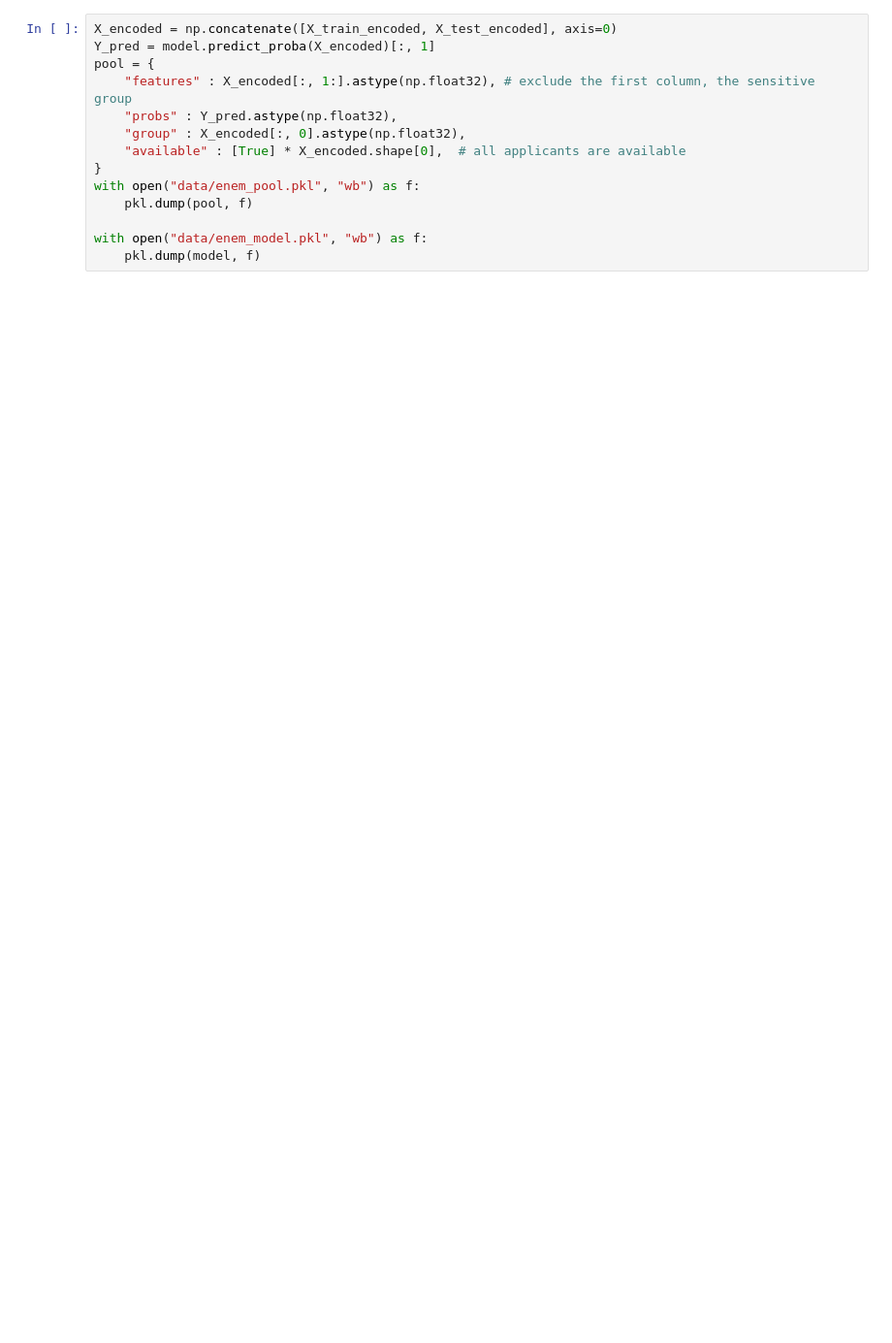
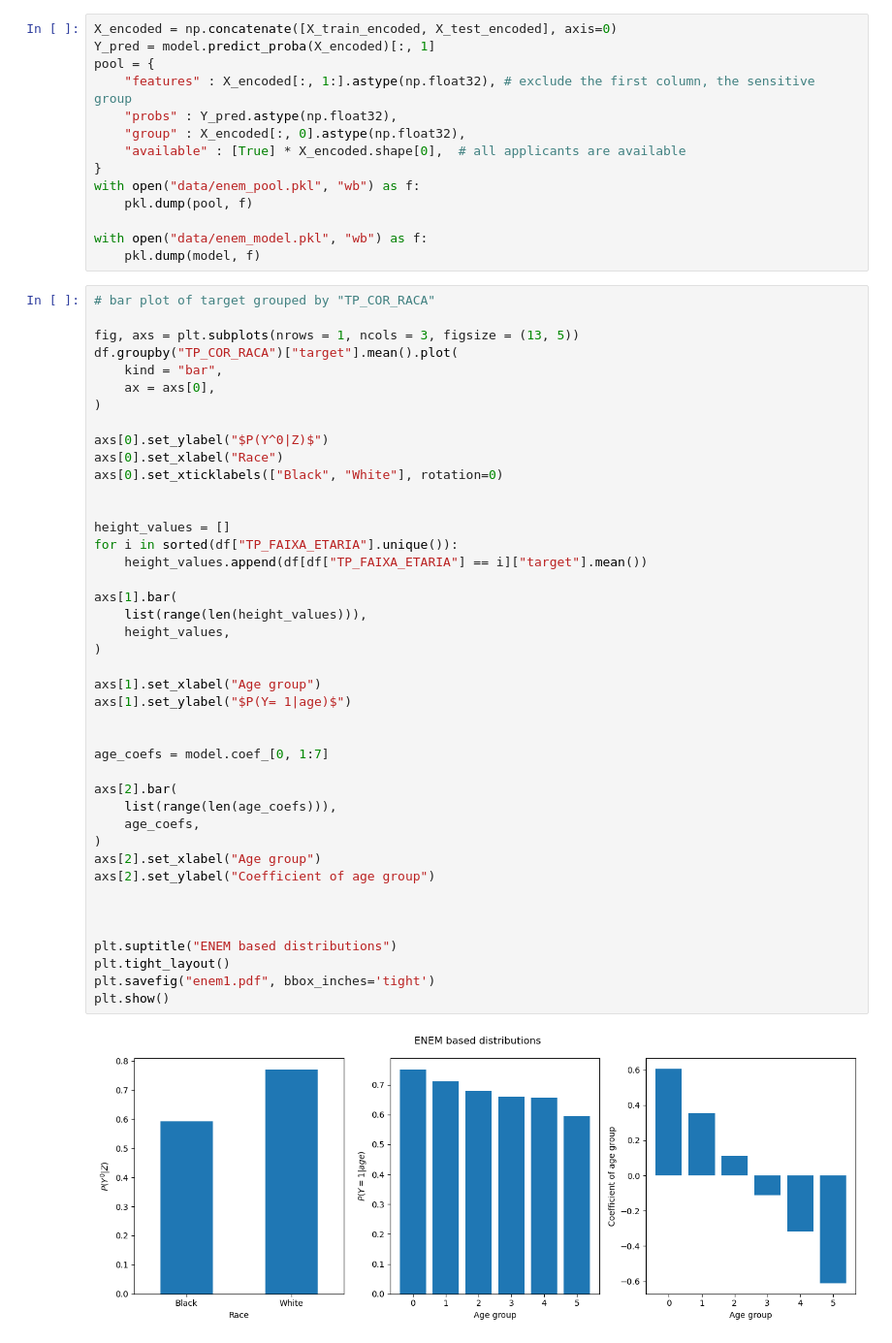
Before and after one commit to hiaac-finance/sellf, a Jupyter notebook: lending_experiment/enem.ipynb, the cells around one changed output. Shown: that part at 97% size. Saved outputs shown, nothing was run; the diff lists cells and outputs as text; blank space fills up the shorter version.

Commit message:
feat: improved all plots

```diff
--- a/lending_experiment/enem.ipynb
+++ b/lending_experiment/enem.ipynb
@@ -532,3 +182,47 @@ with open("data/enem_pool.pkl", "wb") as f:
 
 with open("data/enem_model.pkl", "wb") as f:
     pkl.dump(model, f)
+# %%
+# bar plot of target grouped by "TP_COR_RACA"
+
+fig, axs = plt.subplots(nrows = 1, ncols = 3, figsize = (13, 5))
+df.groupby("TP_COR_RACA")["target"].mean().plot(
+    kind = "bar",
+    ax = axs[0],
+)
+
+axs[0].set_ylabel("$P(Y^0|Z)$")
+axs[0].set_xlabel("Race")
+axs[0].set_xticklabels(["Black", "White"], rotation=0)
+
+
+height_values = []
+for i in sorted(df["TP_FAIXA_ETARIA"].unique()):
+    height_values.append(df[df["TP_FAIXA_ETARIA"] == i]["target"].mean())
+
+axs[1].bar(
+    list(range(len(height_values))),
+    height_values,
+)
+
+axs[1].set_xlabel("Age group")
+axs[1].set_ylabel("$P(Y= 1|age)$")
+
+
+age_coefs = model.coef_[0, 1:7]
+
+axs[2].bar(
+    list(range(len(age_coefs))),
+    age_coefs,
+)
+axs[2].set_xlabel("Age group")
+axs[2].set_ylabel("Coefficient of age group")
+
+
+
+plt.suptitle("ENEM based distributions")
+plt.tight_layout()
+plt.savefig("enem1.pdf", bbox_inches='tight')
+plt.show()
+# %% [output]
+[figure, added]
```
Also changed, not shown: parts of 23 cells of this notebook, 3 other files.
